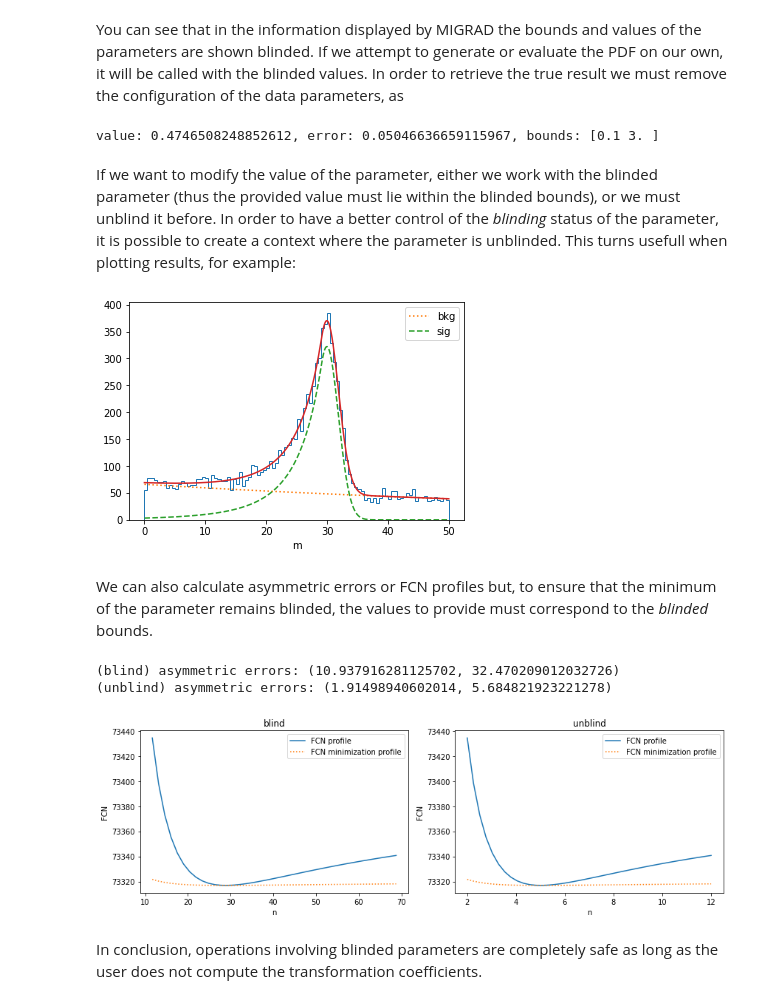
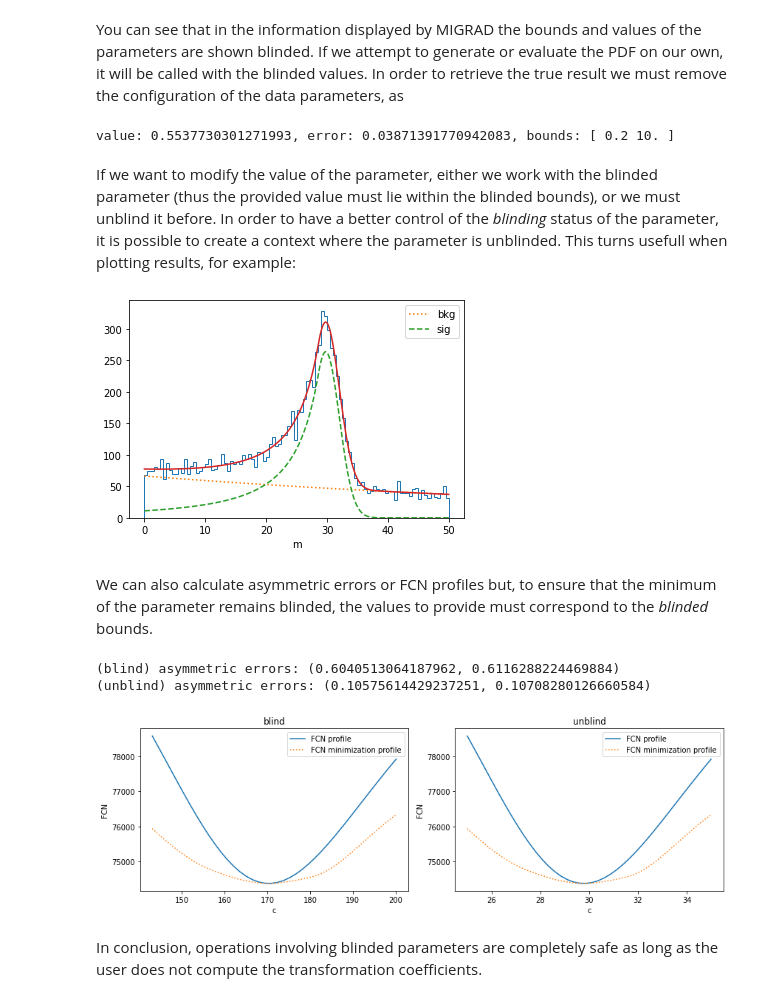
Before and after one commit to mramospe/minkit, a Jupyter notebook: docs/source/notebooks/blinding.ipynb, the cells around one changed output. Drawn from its saved outputs; the diff is of its cells as text; code cells hidden in the pictures.

```diff
--- a/docs/source/notebooks/blinding.ipynb
+++ b/docs/source/notebooks/blinding.ipynb
@@ -8,10 +8,10 @@ import minkit
 import numpy as np
 
 m = minkit.Parameter('m', bounds=(0, 50))
-c = minkit.Parameter('c', 30, bounds=(10, 40))
+c = minkit.Parameter('c', 30, bounds=(25, 35))
 s = minkit.Parameter('s', 2, bounds=(1, 4))
-a = minkit.Parameter('a', 0.5, bounds=(0.1, 3))
-n = minkit.Parameter('n', 4, bounds=(2, 12))
+a = minkit.Parameter('a', 0.5, bounds=(0.2, 10))
+n = minkit.Parameter('n', 2, bounds=(1, 20))
 
 cb = minkit.CrystalBall('sig', m, c, s, a, n)
 
@@ -23,4 +23,9 @@ y = minkit.Parameter('y', 0.5, bounds=(0, 1))
 pdf = minkit.AddPDFs.two_components('pdf', cb, e, y)
 
 data = pdf.generate(10000)
+
+# Add a constraint to the parameter ruling the power-law tail of the Crystal-Ball
+n_c = minkit.Parameter('n_c', n.value)
+n_s = minkit.Parameter('n_s', 0.1)
+n_constraint = minkit.Gaussian('n_constraint', n, n_c, n_s)
 # %% [markdown]
@@ -28,6 +33,6 @@ Now that we have the PDF and a data sample to fit we will blind the parameters r
 # %%
 a.set_blinding_configuration(scale=10, offset=2)
-n.set_blinding_configuration(scale=10, offset=3)
+c.set_blinding_configuration(scale=10, offset=3)
 # %% [markdown]
 The first element of the tuple rules the distance of the *blinded* value to the true value of the parameter. The second is related to a scale factor that multiplies the sum of the two previous quantities. Two random numbers are generated and determine the final equation to transform *true values* into *blinded values*. You can see that both the values and the bounds of the parameters are now modified when we access them:
 # %%
@@ -63,68 +68,68 @@ You can see that in the information displayed by MIGRAD the bounds and values of
 a.set_blinding_configuration(None)
 print(f'value: {a.value}, error: {a.error}, bounds: {a.bounds}')
 # %% [output]
-value: 0.4746508248852612, error: 0.05046636659115967, bounds: [0.1 3. ]
+value: 0.5537730301271993, error: 0.03871391770942083, bounds: [ 0.2 10. ]
 # %% [markdown]
 If we want to modify the value of the parameter, either we work with the blinded parameter (thus the provided value must lie within the blinded bounds), or we must unblind it before. In order to have a better control of the *blinding* status of the parameter, it is possible to create a context where the parameter is unblinded. This turns usefull when plotting results, for example:
 # %%
 fig, ax = plt.subplots(1, 1, figsize=(6, 4))
 
-with n.blind(status=False): # we disable the blind status
+with c.blind(status=False): # we disable the blind status
     values, edges = minkit.data_plotting_arrays(data, bins=100)
     centers = 0.5 * (edges[1:] + edges[:-1])
     bkg_x, bkg_y = minkit.pdf_plotting_arrays(pdf, values, edges, component='bkg')
     sig_x, sig_y = minkit.pdf_plotting_arrays(pdf, values, edges, component='sig')
     pdf_x, pdf_y = minkit.pdf_plotting_arrays(pdf, values, edges)
     ax.hist(centers, bins=edges, weights=values, histtype='step')
     ax.plot(bkg_x, bkg_y, ':', label='bkg')
     ax.plot(sig_x, sig_y, '--', label='sig')
     ax.plot(pdf_x, pdf_y, '-')
     ax.set_xlabel('m')
     ax.legend()
 # %% [output]
-[figure, old version]
+[figure, new version]
 # %% [markdown]
 We can also calculate asymmetric errors or FCN profiles but, to ensure that the minimum of the parameter remains blinded, the values  to provide must correspond to the *blinded* bounds.
 # %%
 fig, (ax0, ax1) = plt.subplots(1, 2, figsize=(12, 4))
 
-with minkit.minimizer('uml', pdf, data) as minimizer:
+with minkit.minimizer('uml', pdf, data, constraints=[n_constraint]) as minimizer:
 
     minimizer.minuit.print_level = 0
 
     minimizer.minimize()
 
-    minimizer.asymmetric_errors('n')
+    minimizer.asymmetric_errors('c')
 
-    print(f'(blind) asymmetric errors: {n.asym_errors}')
-    with n.blind(status=False):
-        print(f'(unblind) asymmetric errors: {n.asym_errors}')
+    print(f'(blind) asymmetric errors: {c.asym_errors}')
+    with c.blind(status=False):
+        print(f'(unblind) asymmetric errors: {c.asym_errors}')
 
-    values = np.linspace(*n.bounds, 40)
-    profile = minimizer.fcn_profile('n', values)
+    values = np.linspace(*c.bounds, 40)
+    profile = minimizer.fcn_profile('c', values)
     ax0.plot(values, profile, 'C0-', label='FCN profile')
-    profile = minimizer.minimization_profile('n', values)
+    profile = minimizer.minimization_profile('c', values)
     ax0.plot(values, profile, 'C1:', label='FCN minimization profile')
     ax0.set_title('blind')
 
-    with n.blind(status=False):
-        values = np.linspace(*n.bounds, 40)
-        profile = minimizer.fcn_profile('n', values)
+    with c.blind(status=False):
+        values = np.linspace(*c.bounds, 40)
+        profile = minimizer.fcn_profile('c', values)
         ax1.plot(values, profile, 'C0-', label='FCN profile')
-        profile = minimizer.minimization_profile('n', values)
+        profile = minimizer.minimization_profile('c', values)
         ax1.plot(values, profile, 'C1:', label='FCN minimization profile')
         ax1.set_title('unblind')
 
     for ax in (ax0, ax1):
-        ax.set_xlabel('n')
+        ax.set_xlabel('c')
         ax.set_ylabel('FCN')
         ax.legend()
 
 fig.tight_layout()
 # %% [output]
-(blind) asymmetric errors: (10.937916281125702, 32.470209012032726)
-(unblind) asymmetric errors: (1.91498940602014, 5.684821923221278)
+(blind) asymmetric errors: (0.6040513064187962, 0.6116288224469884)
+(unblind) asymmetric errors: (0.10575614429237251, 0.10708280126660584)
-[figure, old version]
+[figure, new version]
 # %% [markdown]
 In conclusion, operations involving blinded parameters are completely safe as long as the user does not compute the transformation coefficients.
 # %% [markdown]
```
Also changed, not shown: parts of 5 cells of this notebook, 7 other files.
